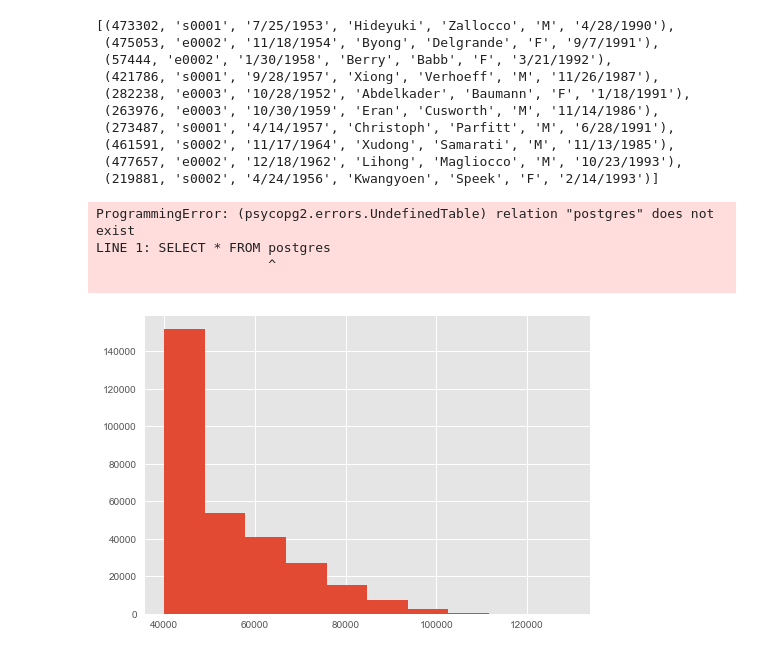
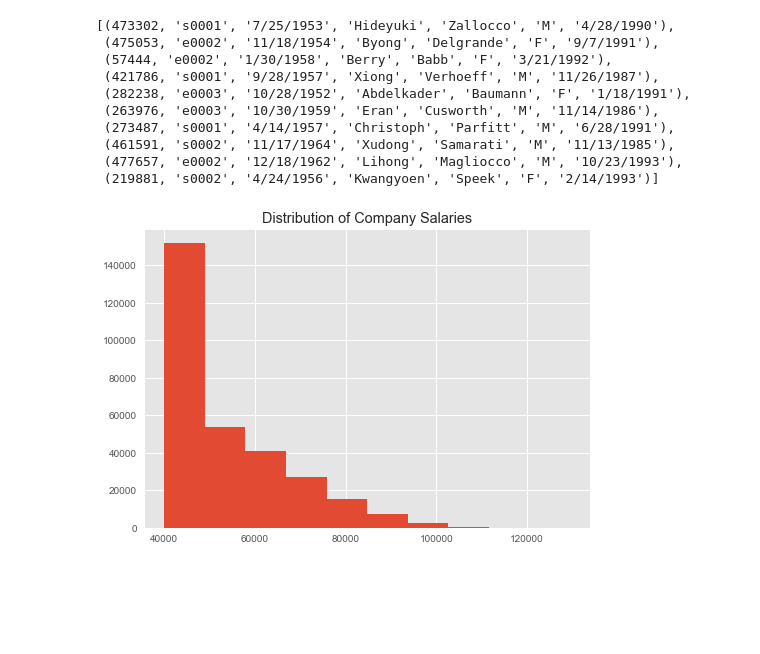
Before and after one commit to millerbrook/employees-database, a Jupyter notebook: bonusquery.ipynb, the cells around one changed output. Drawn from its saved outputs; the diff is of its cells as text; code cells hidden in the pictures; blank space fills up the shorter version.

```diff
--- a/bonusquery.ipynb
+++ b/bonusquery.ipynb
@@ -25,0 +46,9 @@ connection = engine.connect()
+# %%
+#Histogram
+plt.style.use('ggplot')
+plt.title("Distribution of Company Salaries")
+plt.xlabel("Salary Bins")
+plt.ylabel("Number of Employees in Range")
+plt.hist(x, bins=10)
+plt.tight_layout()
+plt.show()
@@ -123,9 +176,0 @@ class Titles(Base):
-# %%
-#Put in a Dataframe with salary, emp_no, emp_title_id, title_id, title
-#Need to do joins? Merges?
-data = pd.read_sql("SELECT * FROM postgres", connection)
-# %% [output]
-ProgrammingError: (psycopg2.errors.UndefinedTable) relation "postgres" does not exist
-LINE 1: SELECT * FROM postgres
-                      ^
-
@@ -141,7 +184,8 @@ for salary_ind in salary_data:
 # %%
 #Histogram
 plt.style.use('ggplot')
+plt.title("Distribution of Company Salaries")
 plt.hist(x, bins=10)
 plt.show()
 # %% [output]
-[figure, old version]
+[figure, new version]
```
Also changed, not shown: parts of 9 cells of this notebook.
